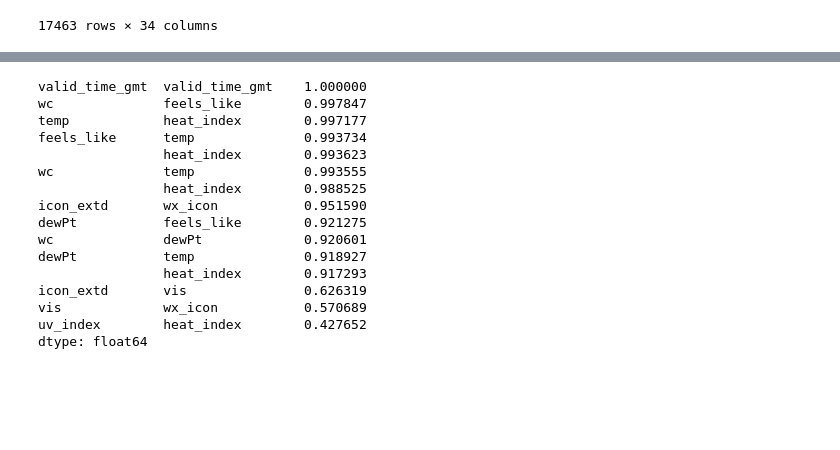
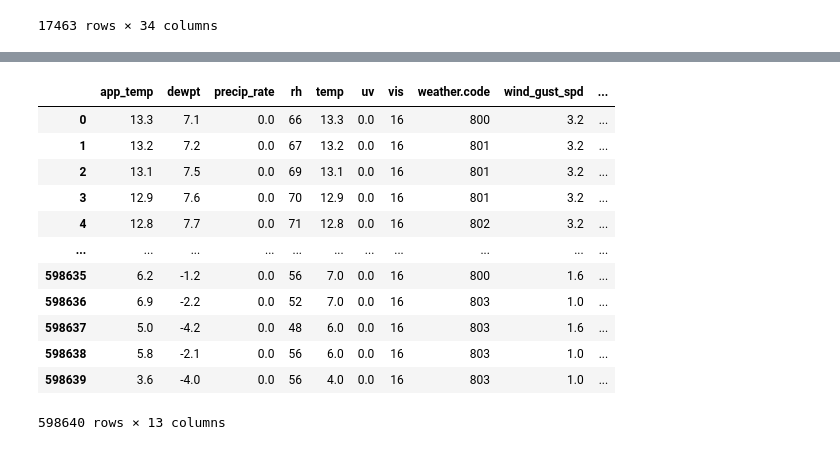
Before and after one commit to saikeerthan-14/flight-delay-prediction, a Jupyter notebook: predictions.ipynb, the cells around one changed output, grey strips where cells are left out. Cells and saved outputs as stored; diff of their text form; code cells hidden in the pictures; blank space fills up the shorter version.

```diff
--- a/predictions.ipynb
+++ b/predictions.ipynb
@@ -296,3 +271,0 @@ dtype: object
-# %%
-weather_df["date_time"] = pd.to_datetime(weather_df["date_time"])
-weather_df
@@ -337,22 +296,34 @@ len(weather_df.columns)
+# %%
+weather_factors = ['app_temp',
+ 'dewpt',
+ 'precip_rate',
+ 'rh',
+ 'temp',
+ 'uv',
+ 'vis',
+ 'weather.code',
+ 'wind_gust_spd',
+ 'wind_spd',
+ 'timestamp_local',
+ 'snow_rate',
+ 'key'
+ ]
+# %%
+weather_df = weather_df[weather_factors]
+weather_df
+# %% [output]
+|  | app_temp | dewpt | precip_rate | rh | temp | uv | vis | weather.code | wind_gust_spd | ... |
+| 0 | 13.3 | 7.1 | 0.0 | 66 | 13.3 | 0.0 | 16 | 800 | 3.2 | ... |
+| 1 | 13.2 | 7.2 | 0.0 | 67 | 13.2 | 0.0 | 16 | 801 | 3.2 | ... |
+| 2 | 13.1 | 7.5 | 0.0 | 69 | 13.1 | 0.0 | 16 | 801 | 3.2 | ... |
+| 3 | 12.9 | 7.6 | 0.0 | 70 | 12.9 | 0.0 | 16 | 801 | 3.2 | ... |
+| 4 | 12.8 | 7.7 | 0.0 | 71 | 12.8 | 0.0 | 16 | 802 | 3.2 | ... |
+| ... | ... | ... | ... | ... | ... | ... | ... | ... | ... | ... |
+| 598635 | 6.2 | -1.2 | 0.0 | 56 | 7.0 | 0.0 | 16 | 800 | 1.6 | ... |
+| 598636 | 6.9 | -2.2 | 0.0 | 52 | 7.0 | 0.0 | 16 | 803 | 1.0 | ... |
+| 598637 | 5.0 | -4.2 | 0.0 | 48 | 6.0 | 0.0 | 16 | 803 | 1.6 | ... |
+| 598638 | 5.8 | -2.1 | 0.0 | 56 | 6.0 | 0.0 | 16 | 803 | 1.0 | ... |
+| 598639 | 3.6 | -4.0 | 0.0 | 56 | 4.0 | 0.0 | 16 | 803 | 1.0 | ... |
+598640 rows × 13 columns
 # %%
 w_corr = weather_df.corr(numeric_only=True)
-# %%
-w_corr_pairs = corr.unstack().abs().sort_values(ascending=False).drop_duplicates().head(15)
-w_corr_pairs
-# %% [output]
-valid_time_gmt  valid_time_gmt    1.000000
-wc              feels_like        0.997847
-temp            heat_index        0.997177
-feels_like      temp              0.993734
-                heat_index        0.993623
-wc              temp              0.993555
-                heat_index        0.988525
-icon_extd       wx_icon           0.951590
-dewPt           feels_like        0.921275
-wc              dewPt             0.920601
-dewPt           temp              0.918927
-                heat_index        0.917293
-icon_extd       vis               0.626319
-vis             wx_icon           0.570689
-uv_index        heat_index        0.427652
-dtype: float64
```
Also changed, not shown: parts of 74 cells of this notebook, 6 other files.
